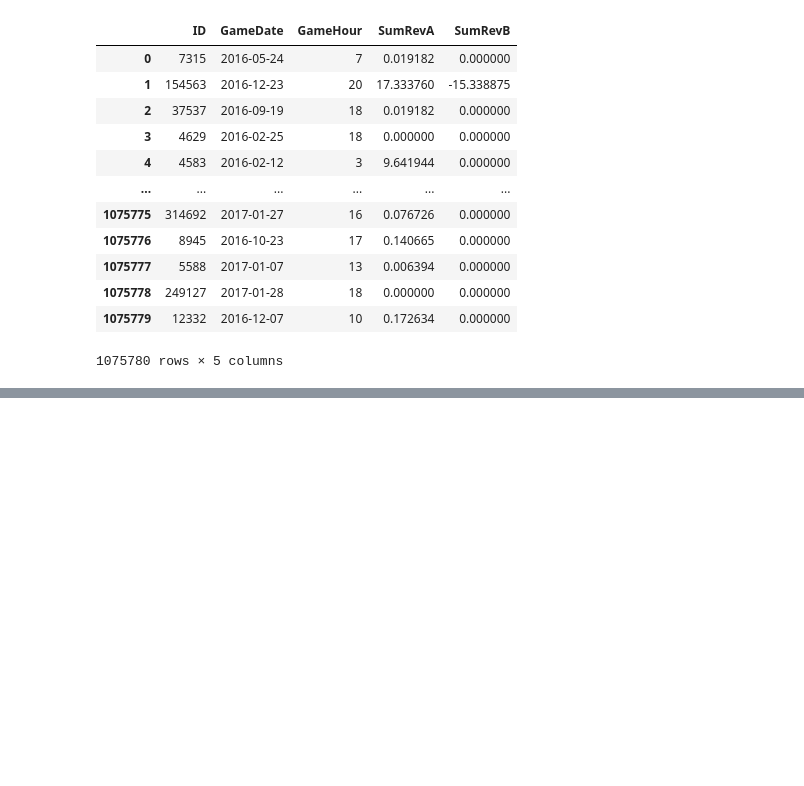
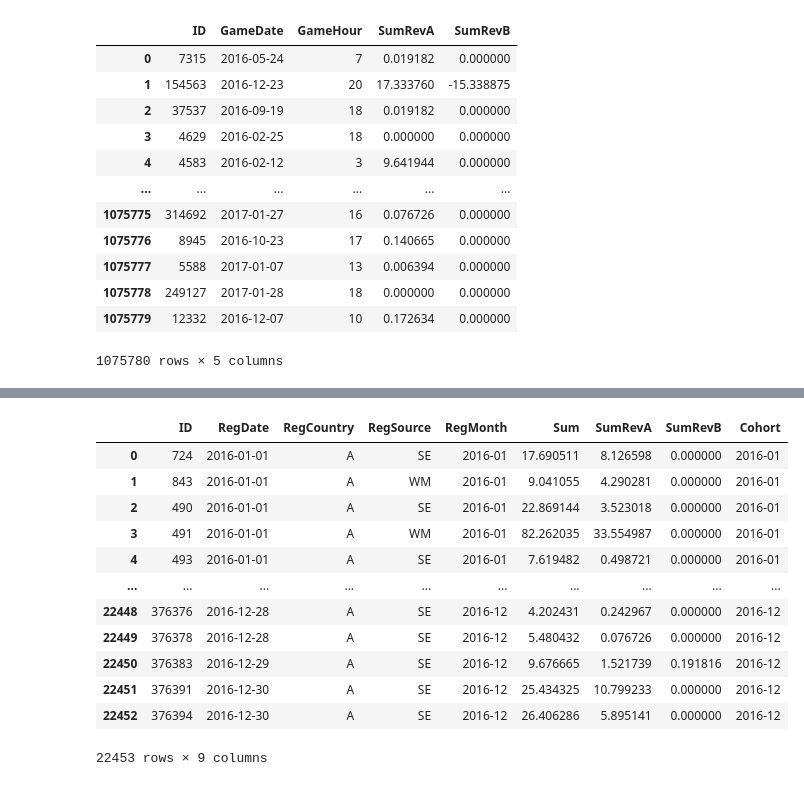
Before and after one commit to demuramax/Analysis-Report, a Jupyter notebook: analysis_report.ipynb, the cells around one changed output, grey strips where cells are left out. Cells and saved outputs as stored; diff of their text form; code cells hidden in the pictures; blank space fills up the shorter version.

```diff
--- a/analysis_report.ipynb
+++ b/analysis_report.ipynb
@@ -101,3 +98,4 @@ data3.groupby('ID', as_index=True)['SumRevA', 'SumRevB'].sum()
 # %%
-data2.groupby('ID', as_index=True)['Sum'].sum()
+data2_sum = data2.groupby('ID', as_index=False).agg({'DepDate': 'min', 'Sum': 'sum'})
+data2_sum
 # %% [output]
@@ -116,0 +121,3 @@ Name: Sum, Length: 22702, dtype: float64
+# %%
+data = data1.merge(data2_sum, how='left', on='ID').merge(data3_rev, how='left', on='ID')
+data
@@ -116,0 +156,3 @@ Name: Sum, Length: 22702, dtype: float64
+# %%
+no_null_data = data[~data['Sum'].isnull() & ~data['SumRevA'].isnull()]
+no_null_data
@@ -116,0 +173,5 @@ Name: Sum, Length: 22702, dtype: float64
+# %%
+# определяем месяц первой покупки для каждого покупателя
+cohorts = no_null_data.groupby('ID', as_index=False)['RegMonth'].min()
+cohorts.rename(columns = {'RegMonth': 'Cohort'}, inplace=True)
+cohorts
@@ -116,0 +192,18 @@ Name: Sum, Length: 22702, dtype: float64
+# %%
+# добавим когорты к основным данным
+no_null_data = no_null_data.merge(cohorts, how='left', on='ID')
+no_null_data
+# %% [output]
+|  | ID | RegDate | RegCountry | RegSource | RegMonth | Sum | SumRevA | SumRevB | Cohort |
+| 0 | 724 | 2016-01-01 | A | SE | 2016-01 | 17.690511 | 8.126598 | 0.000000 | 2016-01 |
+| 1 | 843 | 2016-01-01 | A | WM | 2016-01 | 9.041055 | 4.290281 | 0.000000 | 2016-01 |
+| 2 | 490 | 2016-01-01 | A | SE | 2016-01 | 22.869144 | 3.523018 | 0.000000 | 2016-01 |
+| 3 | 491 | 2016-01-01 | A | WM | 2016-01 | 82.262035 | 33.554987 | 0.000000 | 2016-01 |
+| 4 | 493 | 2016-01-01 | A | SE | 2016-01 | 7.619482 | 0.498721 | 0.000000 | 2016-01 |
+| ... | ... | ... | ... | ... | ... | ... | ... | ... | ... |
+| 22448 | 376376 | 2016-12-28 | A | SE | 2016-12 | 4.202431 | 0.242967 | 0.000000 | 2016-12 |
+| 22449 | 376378 | 2016-12-28 | A | SE | 2016-12 | 5.480432 | 0.076726 | 0.000000 | 2016-12 |
+| 22450 | 376383 | 2016-12-29 | A | SE | 2016-12 | 9.676665 | 1.521739 | 0.191816 | 2016-12 |
+| 22451 | 376391 | 2016-12-30 | A | SE | 2016-12 | 25.434325 | 10.799233 | 0.000000 | 2016-12 |
+| 22452 | 376394 | 2016-12-30 | A | SE | 2016-12 | 26.406286 | 5.895141 | 0.000000 | 2016-12 |
+22453 rows × 9 columns
```
Also changed, not shown: parts of 11 cells of this notebook.
